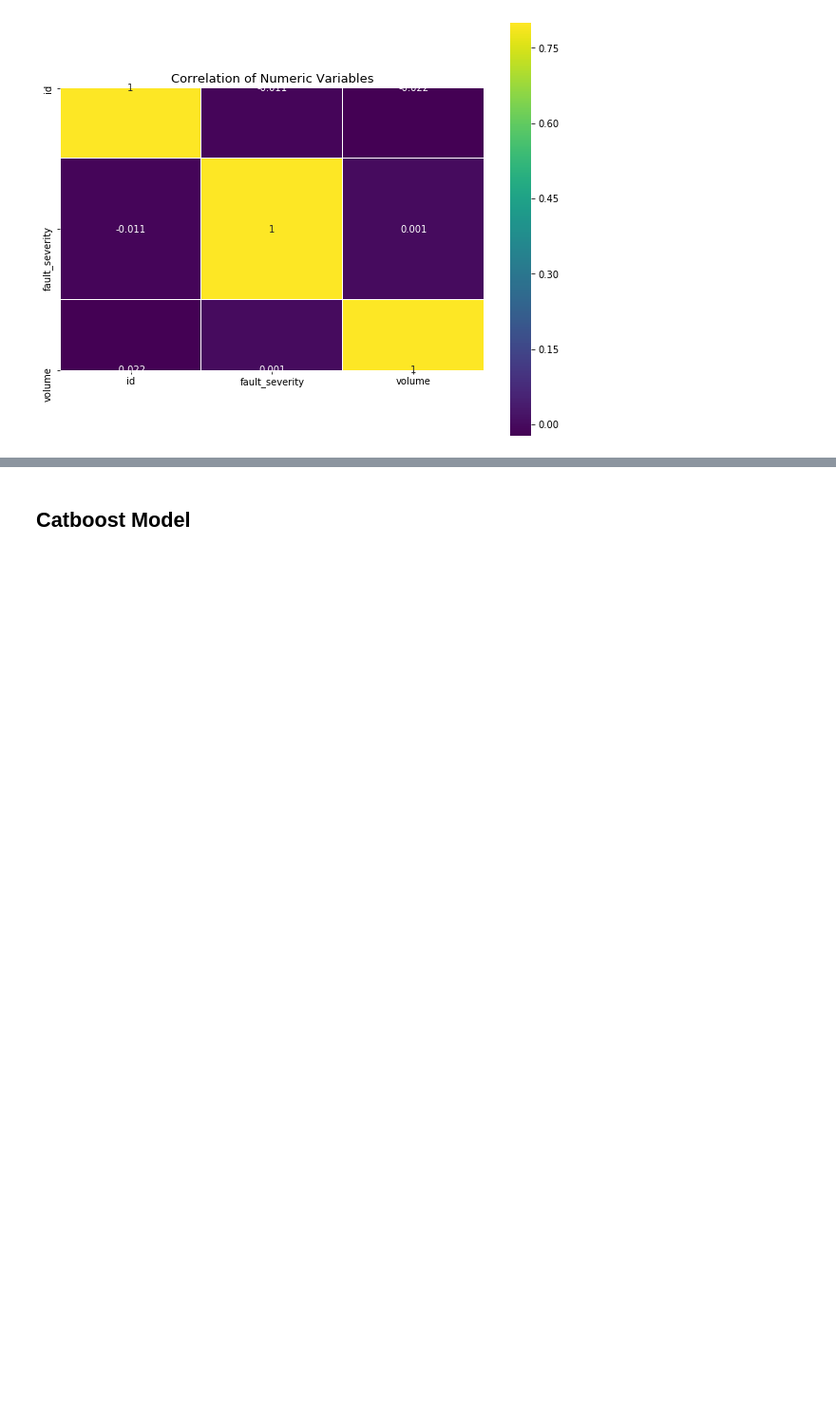
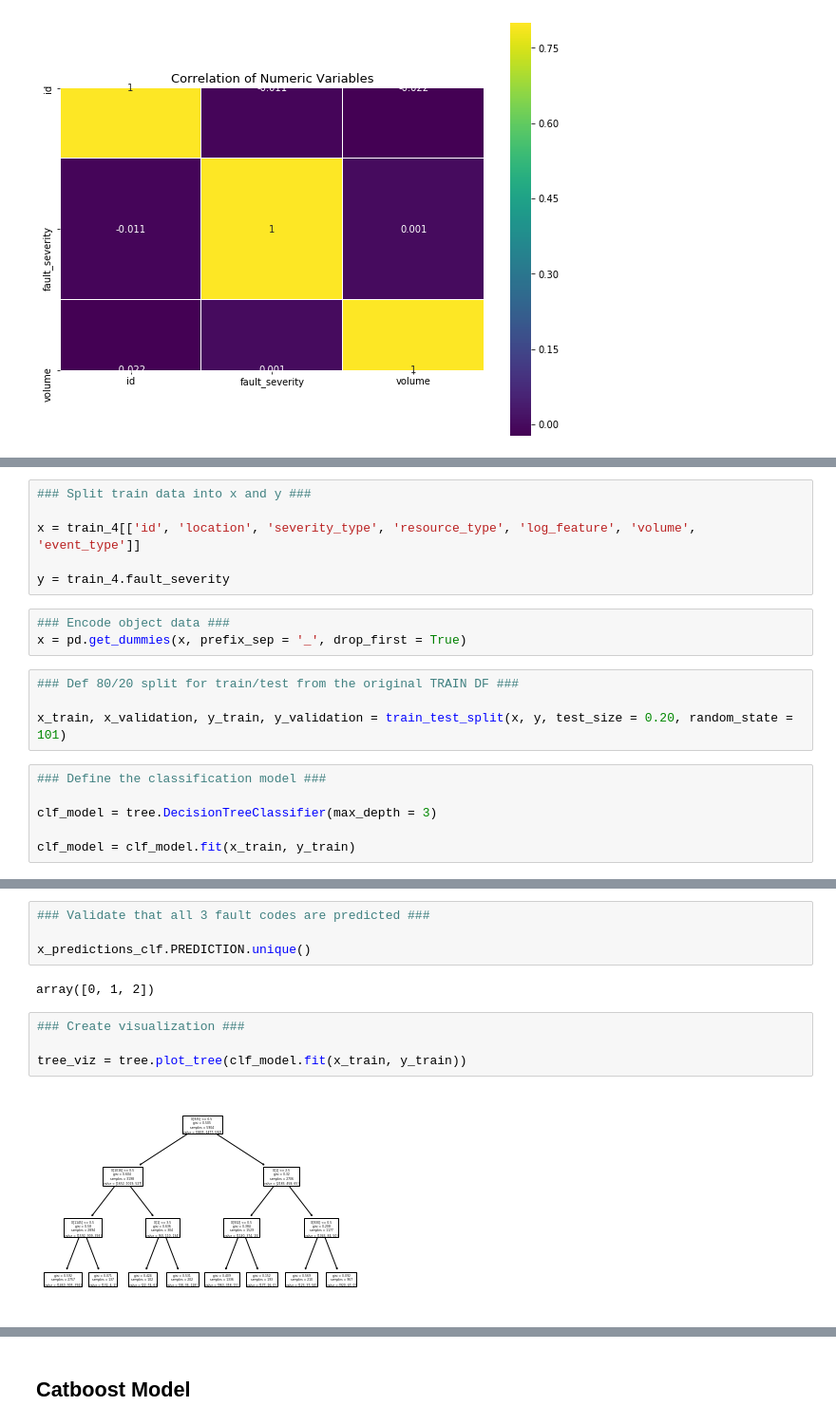
Before and after one commit to rowlandhill2020/NU_498_Team55, a Jupyter notebook: Team_55_Telstra.ipynb, the cells around one changed output, grey strips where cells are left out. Shown at 95% size. Drawn from its saved outputs; the diff is of its cells as text; blank space fills up the shorter version.

Commit message:
Updating project code with clf tree model

```diff
--- a/Team_55_Telstra.ipynb
+++ b/Team_55_Telstra.ipynb
@@ -256,0 +258,19 @@ plt.show()
+# %%
+### Split train data into x and y ###
+
+x = train_4[['id', 'location', 'severity_type', 'resource_type', 'log_feature', 'volume', 'event_type']]
+
+y = train_4.fault_severity
+# %%
+### Encode object data ###
+x = pd.get_dummies(x, prefix_sep = '_', drop_first = True)
+# %%
+### Def 80/20 split for train/test from the original TRAIN DF ###
+
+x_train, x_validation, y_train, y_validation = train_test_split(x, y, test_size = 0.20, random_state = 101)
+# %%
+### Define the classification model ###
+
+clf_model = tree.DecisionTreeClassifier(max_depth = 3)
+
+clf_model = clf_model.fit(x_train, y_train)
@@ -256,0 +300,12 @@ plt.show()
+# %%
+### Validate that all 3 fault codes are predicted ###
+
+x_predictions_clf.PREDICTION.unique()
+# %% [output]
+array([0, 1, 2])
+# %%
+### Create visualization ###
+
+tree_viz = tree.plot_tree(clf_model.fit(x_train, y_train))
+# %% [output]
+[figure, added]
```
Also changed, not shown: parts of 9 cells of this notebook.
